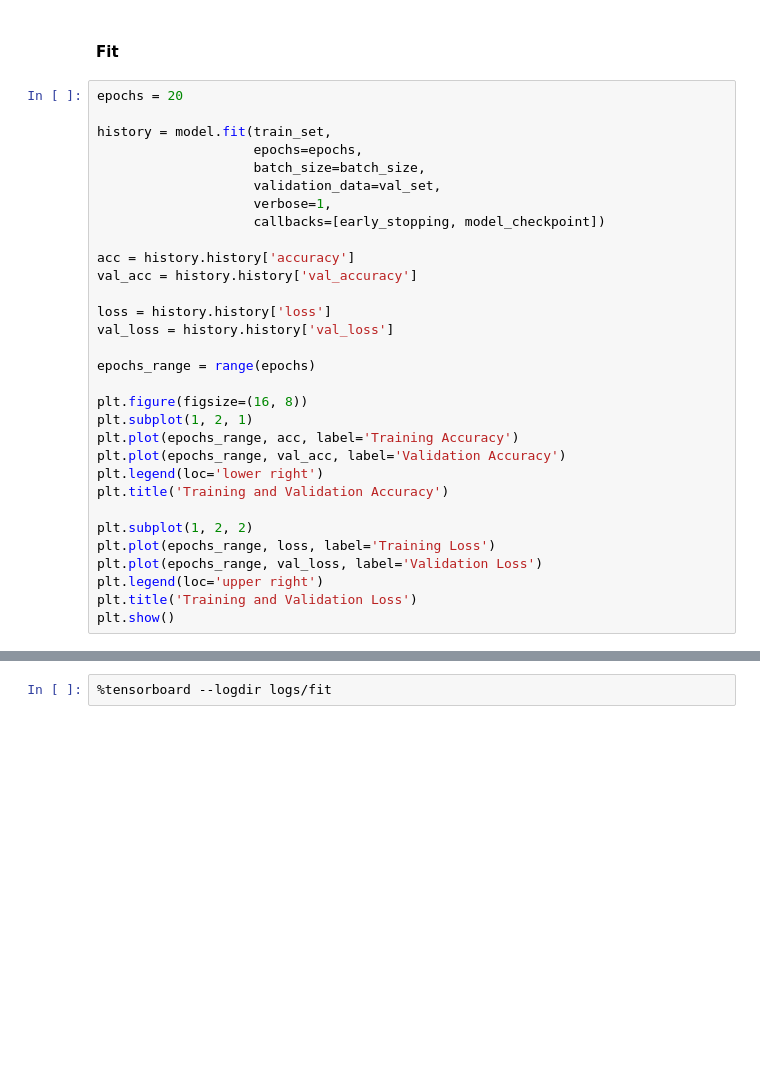
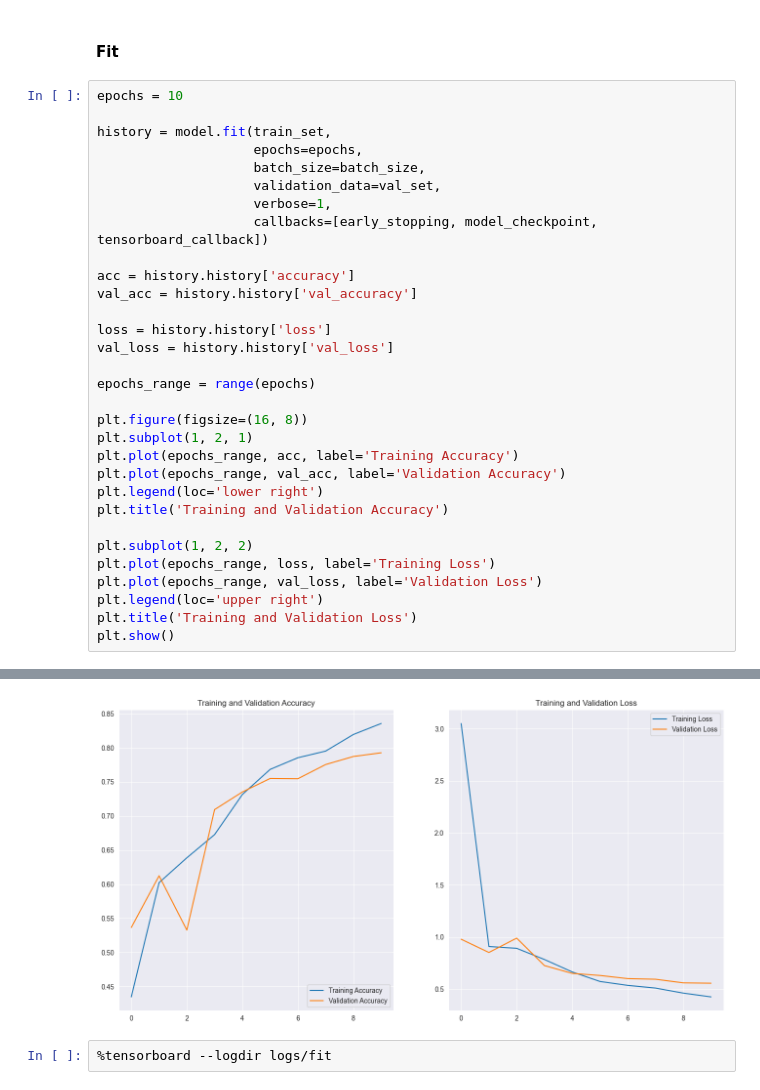
Before and after one commit to 4lexDel/projet-datascience-a5, a Jupyter notebook: livrable1.ipynb, the cells around one changed output, grey strips where cells are left out. Cells and saved outputs as stored; diff of their text form; blank space fills up the shorter version.

```diff
--- a/livrable1.ipynb
+++ b/livrable1.ipynb
@@ -253,14 +286,14 @@ tensorboard_callback = tf.keras.callbacks.TensorBoard(log_dir=log_dir, histogram
 # %% [markdown]
 #### Fit
 # %%
-epochs = 20
+epochs = 10
 
 history = model.fit(train_set,
                     epochs=epochs,
                     batch_size=batch_size,
                     validation_data=val_set,
                     verbose=1,
-                    callbacks=[early_stopping, model_checkpoint])
+                    callbacks=[early_stopping, model_checkpoint, tensorboard_callback])
 
 acc = history.history['accuracy']
 val_acc = history.history['val_accuracy']
@@ -283,3 +316,4 @@ plt.plot(epochs_range, val_loss, label='Validation Loss')
 plt.legend(loc='upper right')
 plt.title('Training and Validation Loss')
 plt.show()
+# %% [output]
@@ -286,3 +340,4 @@ plt.show()
+[figure, added]
 # %%
 %tensorboard --logdir logs/fit
 # %% [markdown]
```
Also changed, not shown: parts of 6 cells of this notebook.
